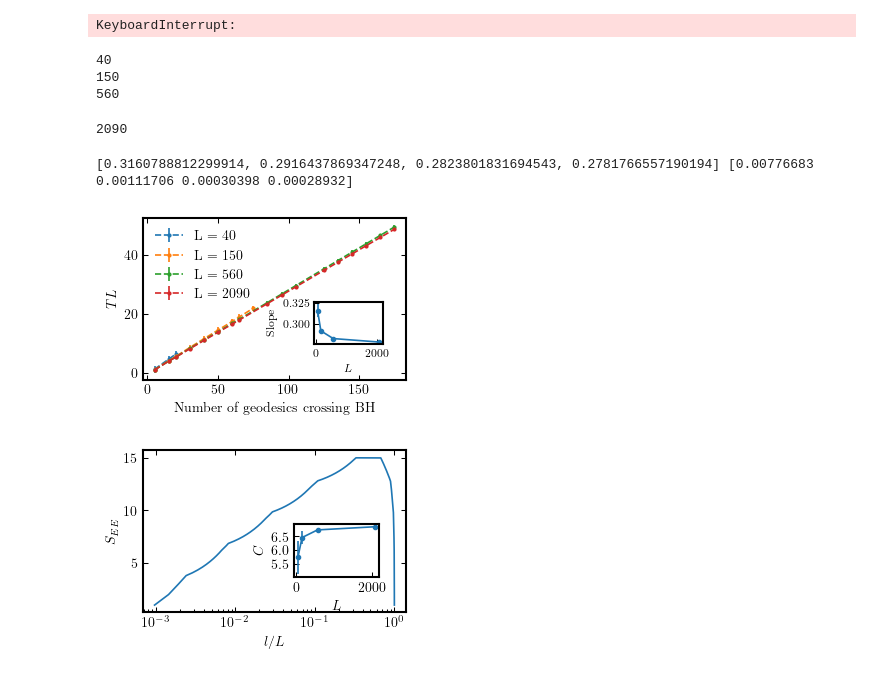
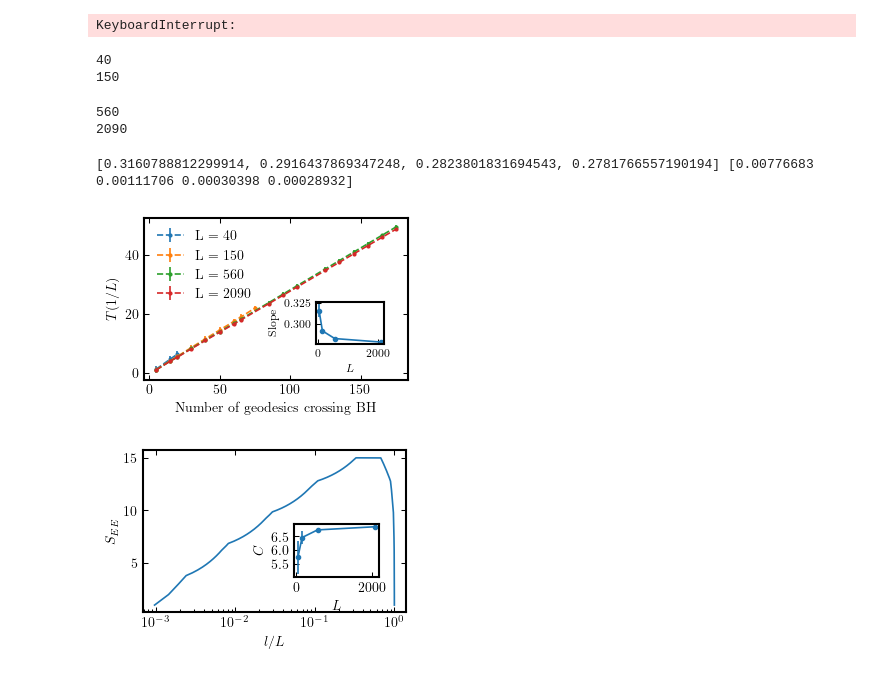
Before and after one commit to Alejo-Costa-Duran/HyperbolicFractonModel, a Jupyter notebook: Simulation.ipynb, the cells around one changed output. Drawn from its saved outputs; the diff is of its cells as text; code cells hidden in the pictures.

```diff
--- a/Simulation.ipynb
+++ b/Simulation.ipynb
@@ -442,36 +499,36 @@ for t in tuples:
     bHoleRads = [0]+bHoleRads[:17]
     blockSizes = np.linspace(1,nBorder-1,nBorder-1)/nBorder
     parameters,covariance, betas, betas_Var = blackHoleTemperatures(entropies,blockSizes,bHoleRads)
     centralCharges.append(parameters[0])
     centralChargesVariance.append(np.sqrt(covariance[0,0]))
     aParameter.append(parameters[1])
     aParameterVariance.append(np.sqrt(covariance[1,1]))
     geodBH = numGeodesics(model,bHoleRads)
     slope, stderrSlope = cf(lambda x,a: x*a,geodBH,1/betas)
     slopes.append(slope[0])
     slopesVariance.append(np.sqrt(stderrSlope[0,0]))
     axTemps.errorbar(geodBH,1/betas,yerr = 5*np.sqrt(betas_Var[0]),fmt = 'o--',markersize = 2, label = f'L = {nBorder}')
     axTemps.set_xlabel('Number of geodesics crossing BH')
-    axTemps.set_ylabel('$TL$')
+    axTemps.set_ylabel('$T(1/L)$')
 left, bottom, width, height = [0.63, 0.28, 0.2, 0.2]
 ax2 = figTemps.add_axes([left, bottom, width, height])
 ax2.errorbar(lattice54Sizes[3:7],slopes,yerr = np.array(slopesVariance),marker = 'o', markersize = 3)
 plt.xticks(fontsize=8)
 plt.yticks(fontsize=8)
 ax2.set_ylabel(r'Slope',size = 8)
 ax2.set_xlabel(r'$L$',size = 8)
 axTemps.legend()
 axTemps.tick_params(right= True,top= True,left= True, bottom= True)
 figTemps.show()
 figTemps.savefig(f'./TemperaturesLinear.eps',format = 'eps', dpi=800, bbox_inches = 'tight',pad_inches = 0.03)
 print(slopes, np.array(slopesVariance))
 # %% [output]
 40
 150
-560
+560
 2090
 [0.3160788812299914, 0.2916437869347248, 0.2823801831694543, 0.2781766557190194] [0.00776683 0.00111706 0.00030398 0.00028932]
-[figure, old version]
+[figure, new version]
 # %%
 figEntropy, axEntropy = plt.subplots()
 left, bottom, width, height = [0.57, 0.28, 0.25, 0.25]
```
Also changed, not shown: parts of 6 cells of this notebook, 2 other files.
